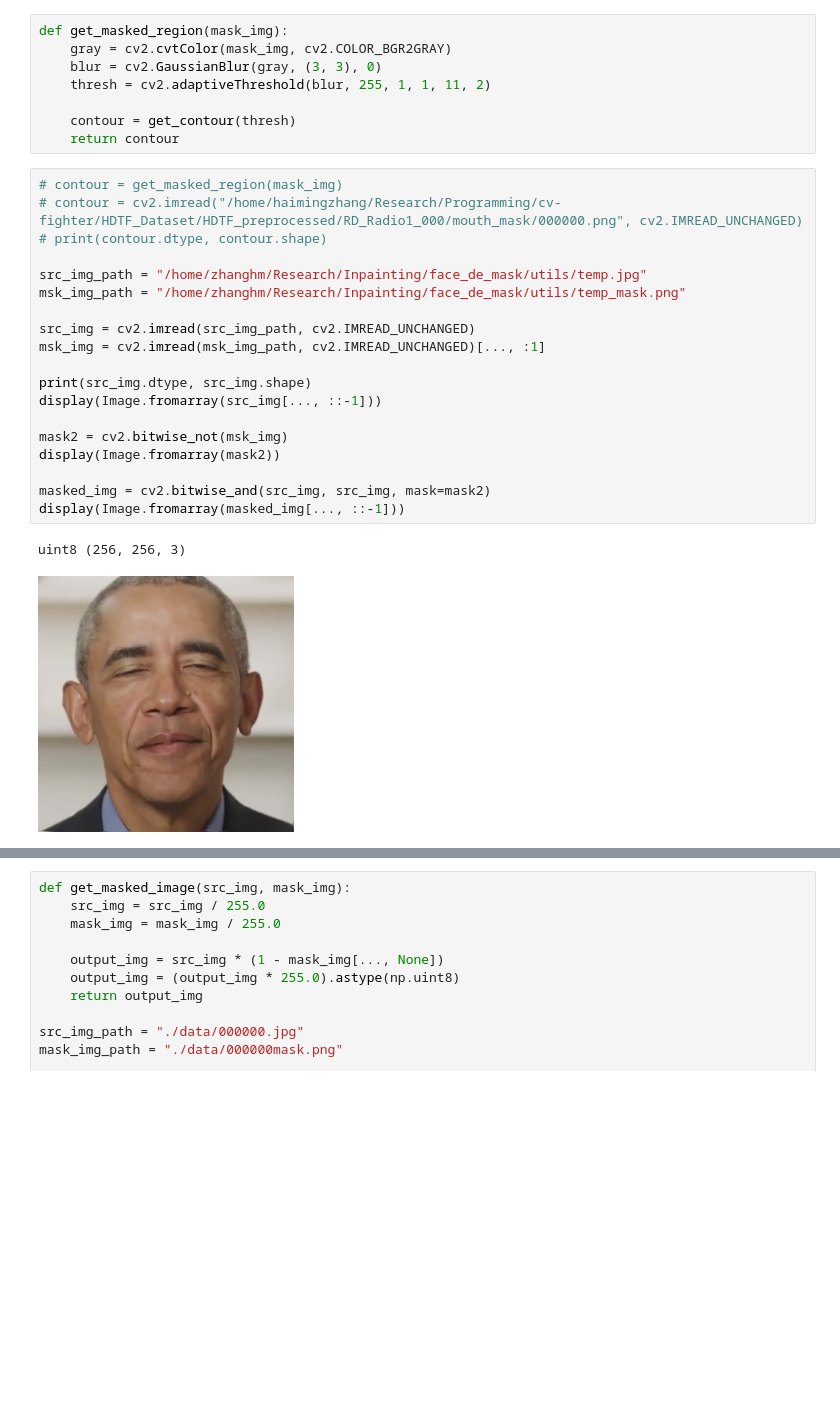
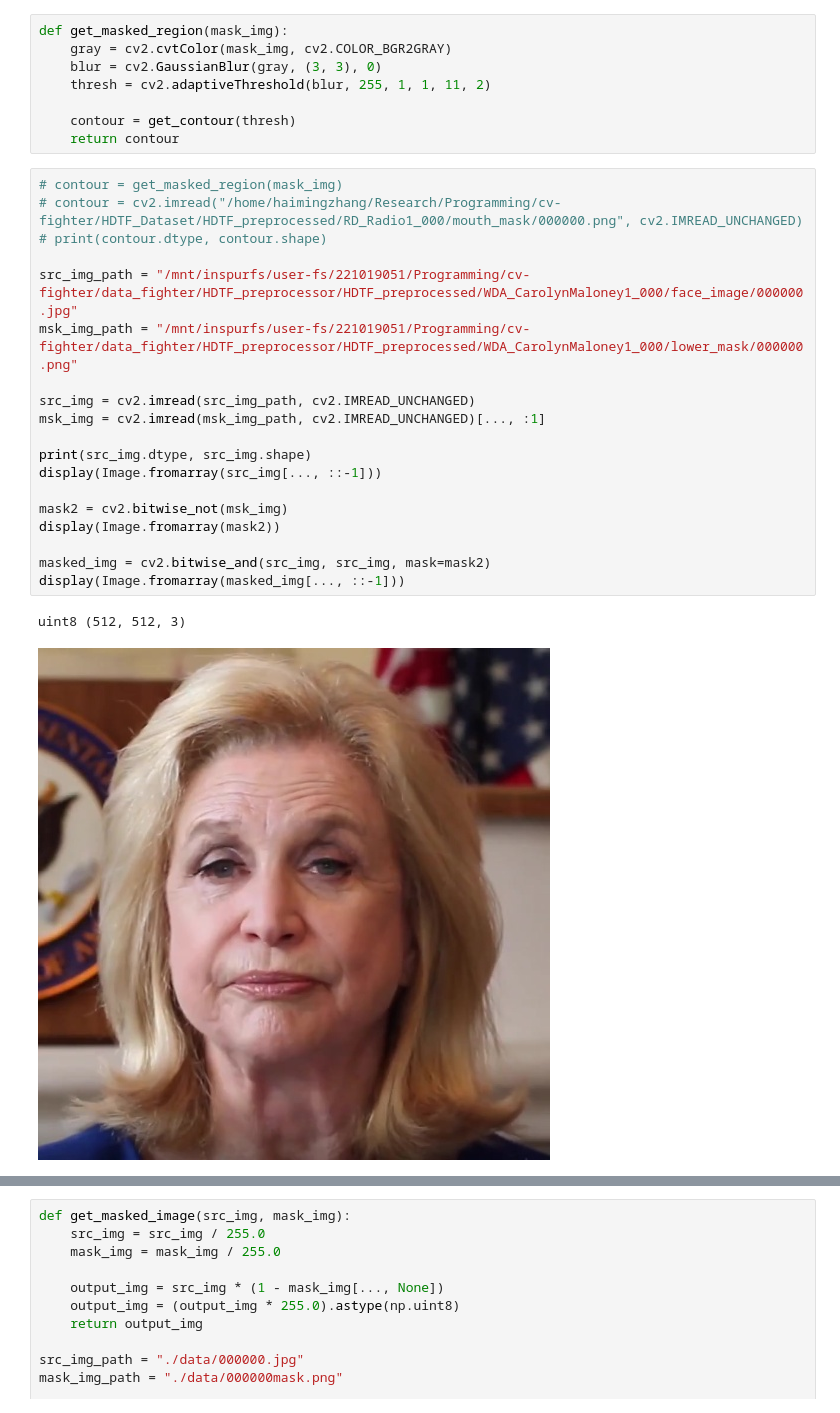
Before and after one commit to zhanghm1995/programming-learning-examples, a Jupyter notebook: OpenCV_learning/scripts/combine_images.ipynb, the cells around one changed output, grey strips where cells are left out. Drawn from its saved outputs; the diff is of its cells as text; blank space fills up the shorter version.

```diff
--- a/OpenCV_learning/scripts/combine_images.ipynb
+++ b/OpenCV_learning/scripts/combine_images.ipynb
@@ -28,22 +28,22 @@ def get_masked_region(mask_img):
 # %%
 # contour = get_masked_region(mask_img)
 # contour = cv2.imread("/home/haimingzhang/Research/Programming/cv-fighter/HDTF_Dataset/HDTF_preprocessed/RD_Radio1_000/mouth_mask/000000.png", cv2.IMREAD_UNCHANGED)
 # print(contour.dtype, contour.shape)
 
-src_img_path = "/home/zhanghm/Research/Inpainting/face_de_mask/utils/temp.jpg"
-msk_img_path = "/home/zhanghm/Research/Inpainting/face_de_mask/utils/temp_mask.png"
+src_img_path = "/mnt/inspurfs/user-fs/221019051/Programming/cv-fighter/data_fighter/HDTF_preprocessor/HDTF_preprocessed/WDA_CarolynMaloney1_000/face_image/000000.jpg"
+msk_img_path = "/mnt/inspurfs/user-fs/221019051/Programming/cv-fighter/data_fighter/HDTF_preprocessor/HDTF_preprocessed/WDA_CarolynMaloney1_000/lower_mask/000000.png"
 
 src_img = cv2.imread(src_img_path, cv2.IMREAD_UNCHANGED)
 msk_img = cv2.imread(msk_img_path, cv2.IMREAD_UNCHANGED)[..., :1]
 
 print(src_img.dtype, src_img.shape)
 display(Image.fromarray(src_img[..., ::-1]))
 
 mask2 = cv2.bitwise_not(msk_img)
 display(Image.fromarray(mask2))
 
 masked_img = cv2.bitwise_and(src_img, src_img, mask=mask2)
 display(Image.fromarray(masked_img[..., ::-1]))
 # %% [output]
-uint8 (256, 256, 3)
+uint8 (512, 512, 3)
-[figure, old version]
+[figure, new version]
```
Also changed, not shown: parts of 1 cell of this notebook, 3 other files.
